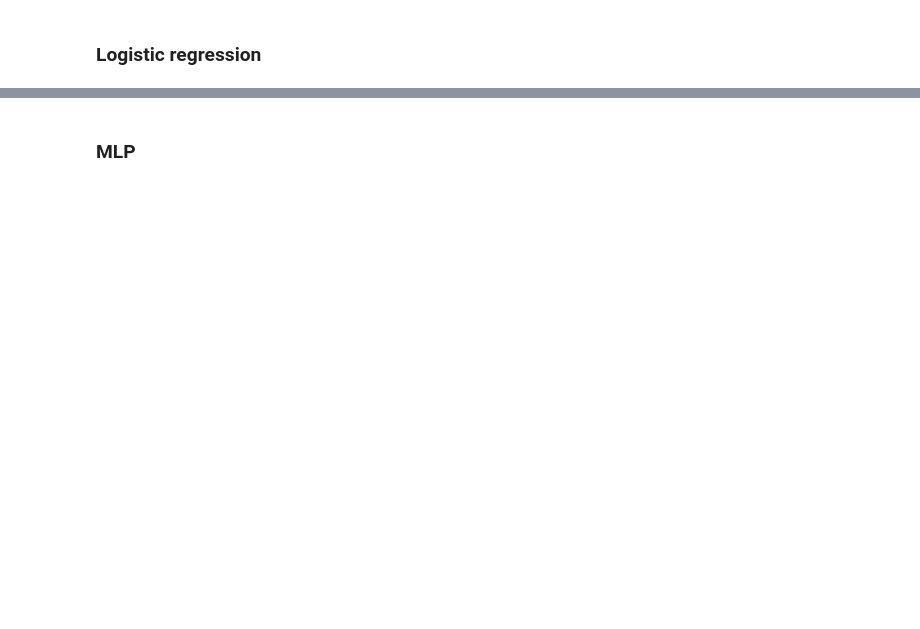
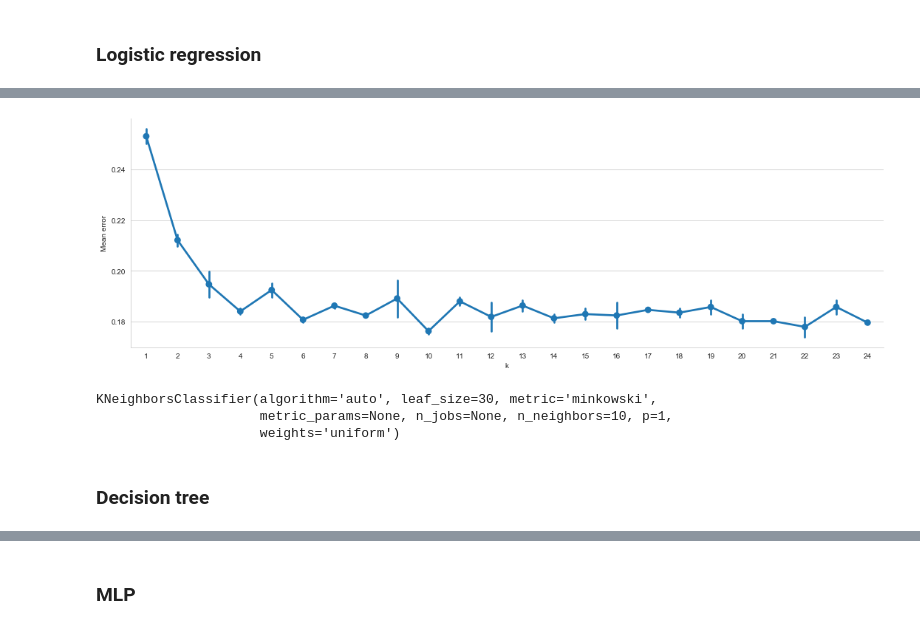
Before and after one commit to mmaku/Kaggle_titanic, a Jupyter notebook: 11 Titanic.ipynb, the cells around one changed output, grey strips where cells are left out. Drawn from its saved outputs; the diff is of its cells as text; code cells hidden in the pictures; blank space fills up the shorter version.

Commit message:
Final grid search

```diff
--- a/11 Titanic.ipynb
+++ b/11 Titanic.ipynb
@@ -676,18 +953,16 @@ We execute grid search to find best hyperparameters for chosen algorithms. LDA a
 # %% [markdown]
 ###  Logistic regression
 # %%
-# LDA classifier tunning
-pipe_LR_Classifier = Pipeline([('scaler',  StandardScaler()),
-                               ('logistic_regressor', LogisticRegression())])
+# Logistic regression tunning
 
-lrc_param_grid = {'logistic_regressor__penalty': ['elasticnet'],
-                  'logistic_regressor__C': [0.01],                # 0.01, 0.05, 0.1, 0.5, 1
-                  'logistic_regressor__class_weight': [None],    # None, 'balanced'
-                  'logistic_regressor__solver': ['saga'],
-                  'logistic_regressor__l1_ratio': [0]          # 0, 0.1, 0.4, 0.5, 0.6, 0.9, 1
-                 }
+lr_param_grid = {'classifier__C': np.linspace(0, 1, 11),
+                 'classifier__l1_ratio': np.linspace(0, 1, 11)
+                }
 
-gs_lr = GridSearchCV(pipe_LR_Classifier, param_grid=lrc_param_grid, cv=kfold, scoring="accuracy", n_jobs=-1, verbose=1)
+gs_lr = GridSearchCV(Pipeline([('scaler',  StandardScaler()),
+                               ('classifier', LogisticRegression(penalty='elasticnet',
+                                                                 solver='saga'))]),
+                     param_grid=lr_param_grid, cv=kfold, scoring="accuracy", n_jobs=-1, verbose=1)
 
 gs_lr.fit(X_train, Y_train)
 
@@ -759,0 +989,17 @@ GradientBoostingClassifier(ccp_alpha=0.0, criterion='friedman_mse', init=None,
+# %%
+# kNN classifier tunning
+
+knn_param_grid = {'classifier__n_neighbors': np.arange(1, 25),
+                  'classifier__p': np.arange(1, 3)
+                 }
+
+gs_knn = GridSearchCV(Pipeline([('scaler',  StandardScaler()),
+                                ('classifier', KNeighborsClassifier())]),
+                      param_grid=knn_param_grid, cv=kfold, scoring="accuracy", n_jobs=-1, verbose=1)
+
+gs_knn.fit(X_train, Y_train)
+
+knn_best = gs_knn.best_estimator_
+
+# best score
+gs_knn.best_score_
@@ -759,0 +1012,18 @@ GradientBoostingClassifier(ccp_alpha=0.0, criterion='friedman_mse', init=None,
+# %%
+knn_cv_results = pd.DataFrame(gs_knn.cv_results_)
+knn_cv_results['Mean error'] = 1 - knn_cv_results['mean_test_score']
+
+
+p = sns.catplot(x='param_classifier__n_neighbors', y='Mean error', data=knn_cv_results, kind='point', aspect=3)
+p = p.set_xlabels('k')
+# %% [output]
+[figure, added]
+# %%
+knn_best[1].n_neighbors = 10
+knn_best[1]
+# %% [output]
+KNeighborsClassifier(algorithm='auto', leaf_size=30, metric='minkowski',
+                     metric_params=None, n_jobs=None, n_neighbors=10, p=1,
+                     weights='uniform')
+# %% [markdown]
+### Decision tree
```
Also changed, not shown: parts of 64 cells of this notebook.
